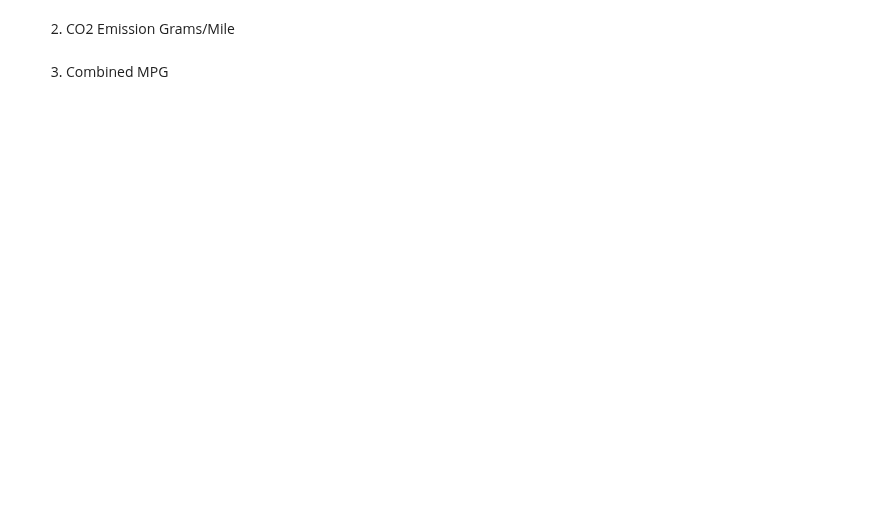
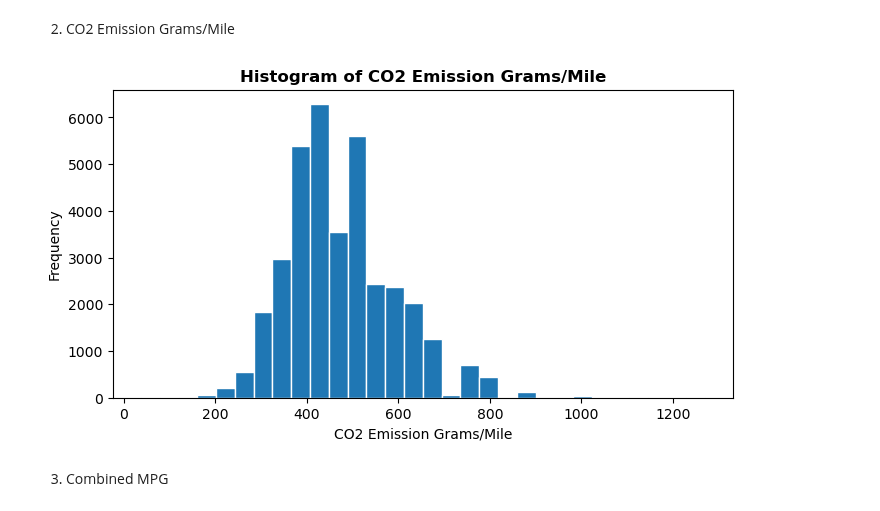
Before and after one commit to ironhack-labs/lab-continuous-probability-distributions-en, a Jupyter notebook: your-code/main.ipynb, the cells around one changed output. Saved outputs shown, nothing was run; the diff lists cells and outputs as text; code cells hidden in the pictures; blank space fills up the shorter version.

```diff
--- a/your-code/main.ipynb
+++ b/your-code/main.ipynb
@@ -102,2 +227,13 @@ Then plot the histograms for the following variables:
+# %%
+# your code here
+# Plotting the histogram for CO2 Emission Grams/Mile
+plt.figure(figsize=(8, 4))
+plt.hist(df['CO2 Emission Grams/Mile'], bins=30, color="#1f77b4", edgecolor="white")
+plt.title("Histogram of CO2 Emission Grams/Mile", fontsize=12, fontweight="bold")
+plt.xlabel("CO2 Emission Grams/Mile")
+plt.ylabel("Frequency")
+plt.show()
+# %% [output]
+[figure, added]
 # %% [markdown]
 3. Combined MPG
```
Also changed, not shown: parts of 40 cells of this notebook.
